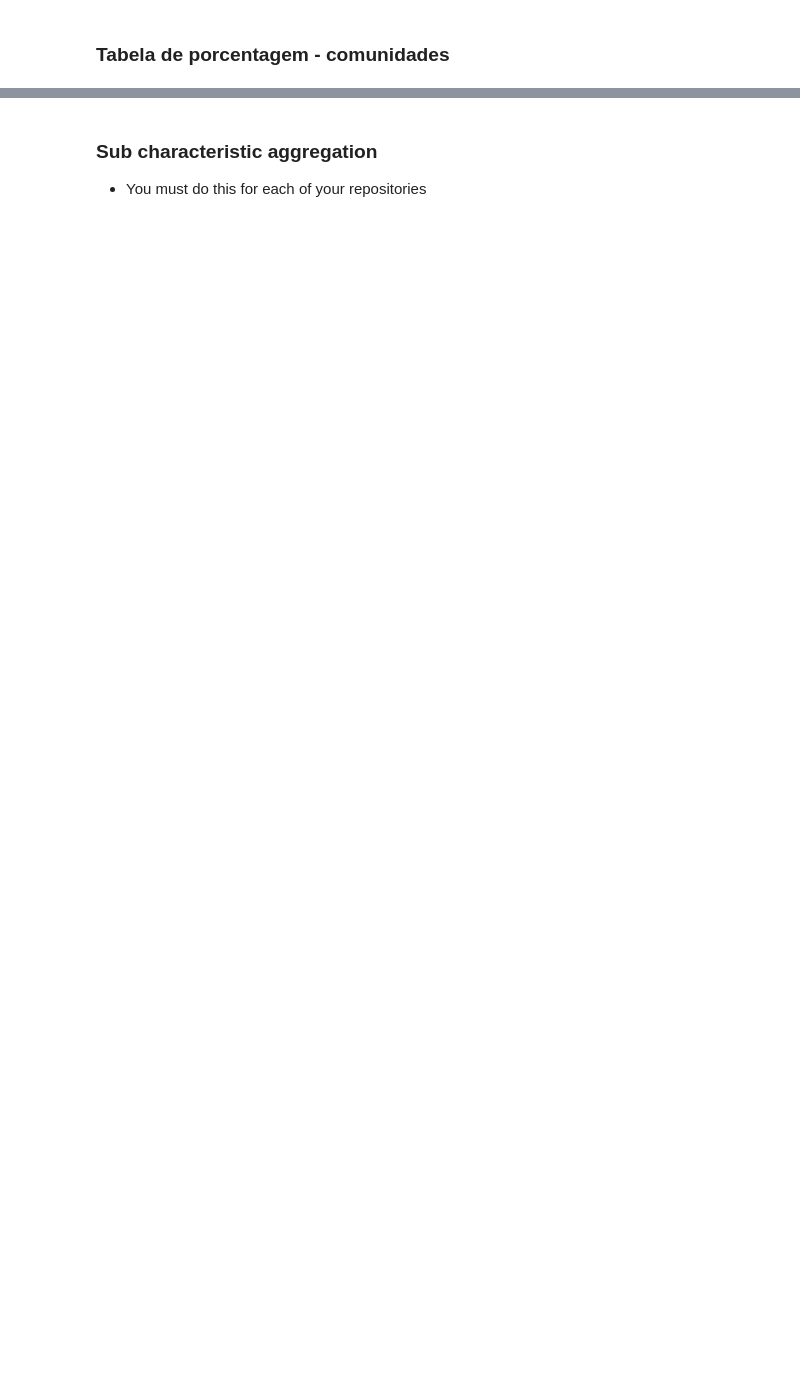
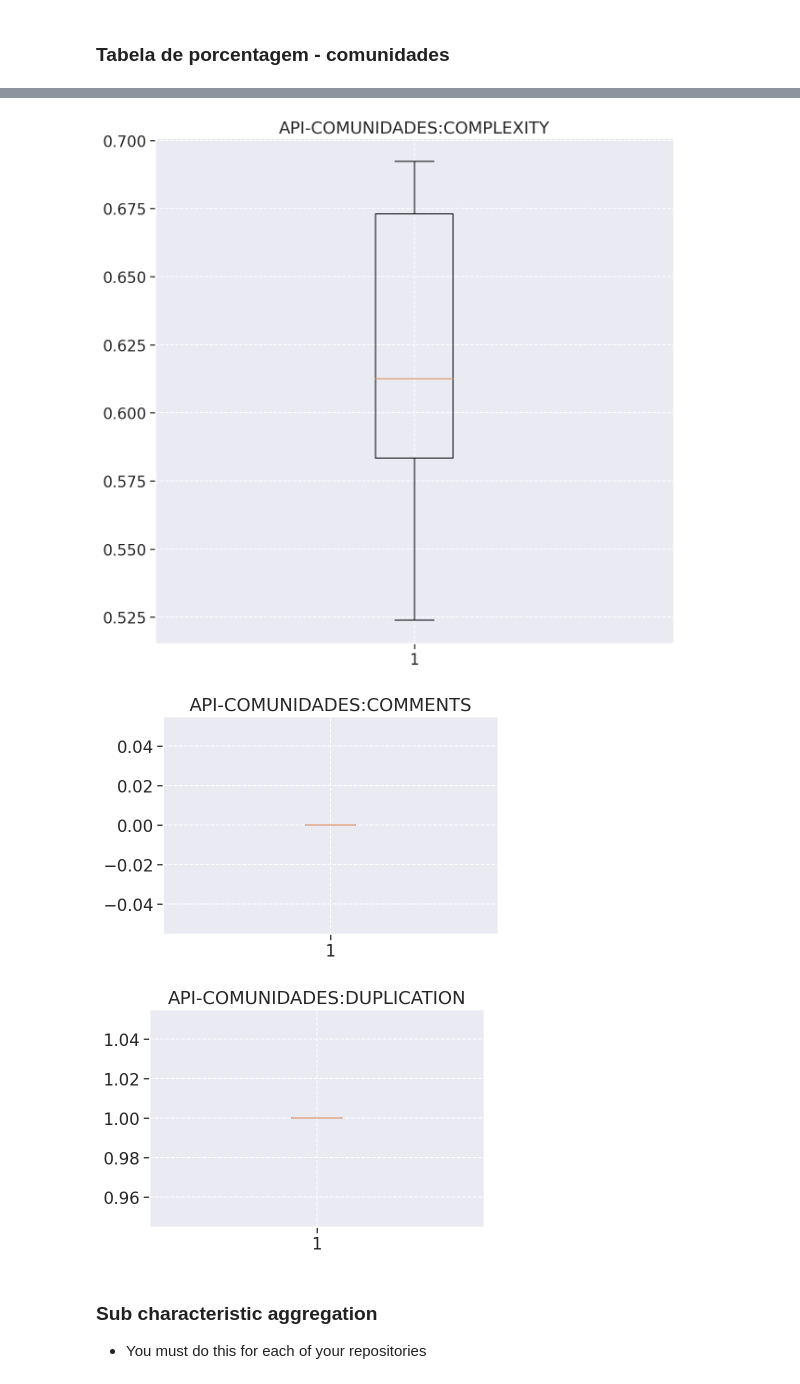
Before and after one commit to fga-eps-mds/2021.1-Cartografia-social-docs, a Jupyter notebook: analytics-raw-data/analytics1.ipynb, the cells around one changed output, grey strips where cells are left out. Drawn from its saved outputs; the diff is of its cells as text; code cells hidden in the pictures; blank space fills up the shorter version.

```diff
--- a/analytics-raw-data/analytics1.ipynb
+++ b/analytics-raw-data/analytics1.ipynb
@@ -56,16 +56,16 @@ repos = [
     '2021.1-Cartografia-social-api-gateway',
     '2021.1-Cartografia-social-api-mapas',
     '2021.1-Cartografia-social-api-midia',
-    '2021.1-Cartografia-social-api-users',
-    '2021.1-Cartografia-social-front'
+    '2021.1-Cartografia-social-api-users'
+    #'2021.1-Cartografia-social-front'
 ]
 
 language = [['2021.1-Cartografia-social-api-comunidades', 'ts'],
             ['2021.1-Cartografia-social-api-gateway', 'ts'],
             ['2021.1-Cartografia-social-api-mapas', 'ts'],
             ['2021.1-Cartografia-social-api-midia', 'ts'],
-            ['2021.1-Cartografia-social-api-users', 'ts'],
-            ['2021.1-Cartografia-social-front', 'js']]
+            ['2021.1-Cartografia-social-api-users', 'ts']]
+            #['2021.1-Cartografia-social-front', 'js']]
 
 repos_language = {}
 
@@ -431,3 +434,18 @@ def correlationMatrix(df):
+# %%
+def generate_boxplot(df, repository):
+    fig = plt.figure(figsize=(10, 10))
+    plt.title(f"{repository}:COMPLEXITY")
+    plt.boxplot(df['m1'])
+    plt.show()
+    plt.title(f"{repository}:COMMENTS")
+    plt.boxplot(df['m2'])
+    plt.show()
+    plt.title(f"{repository}:DUPLICATION")
+    plt.boxplot(df['m3'])
+    plt.show()
+   # plt.title(f"{repository}:MAINTAINABILITY")
+   # plt.boxplot(df['totalAC1'])
+   # plt.show()
 # %% [markdown]
 ### Percentis Table
 # %%
@@ -531,3 +562,9 @@ correlationMatrix(generic
+# %%
+generate_boxplot(generic_df, repository)
+# %% [output]
+[figure, added]
+[figure, added]
+[figure, added]
 # %% [markdown]
 ### Sub characteristic aggregation
 
```
Also changed, not shown: parts of 12 cells of this notebook, 2 other files.
